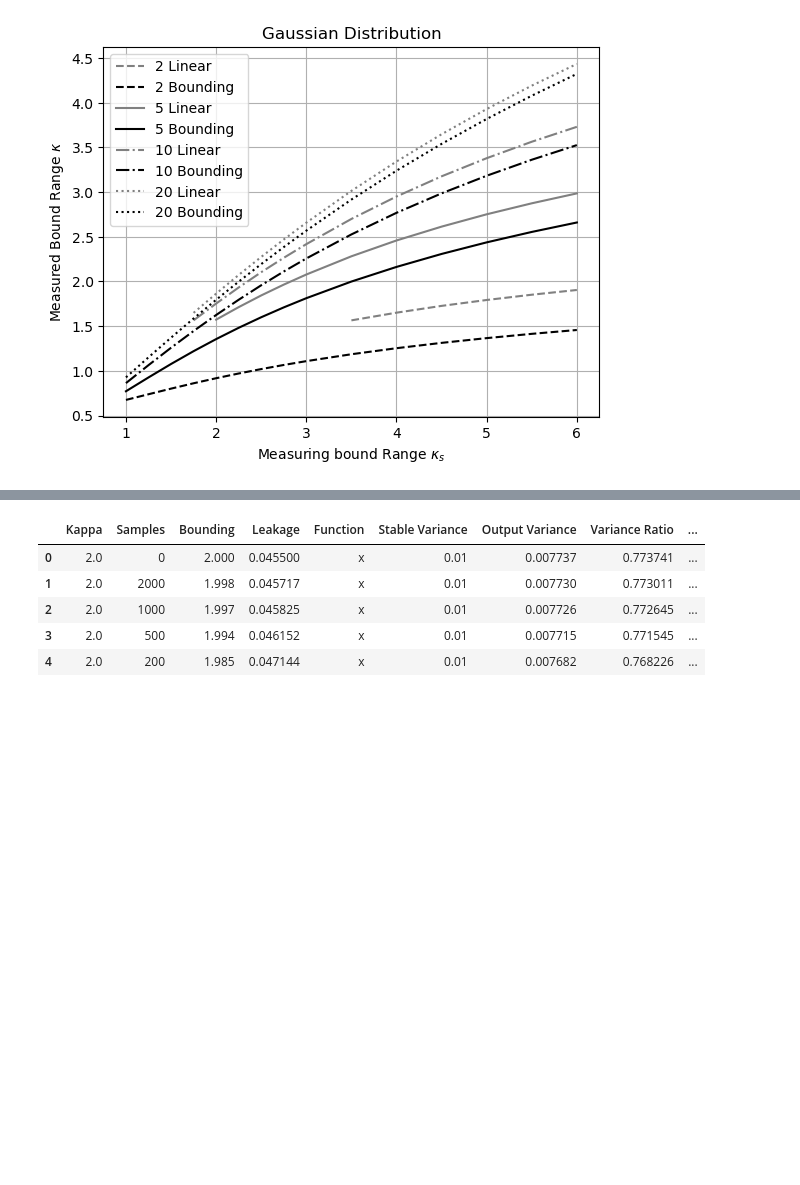
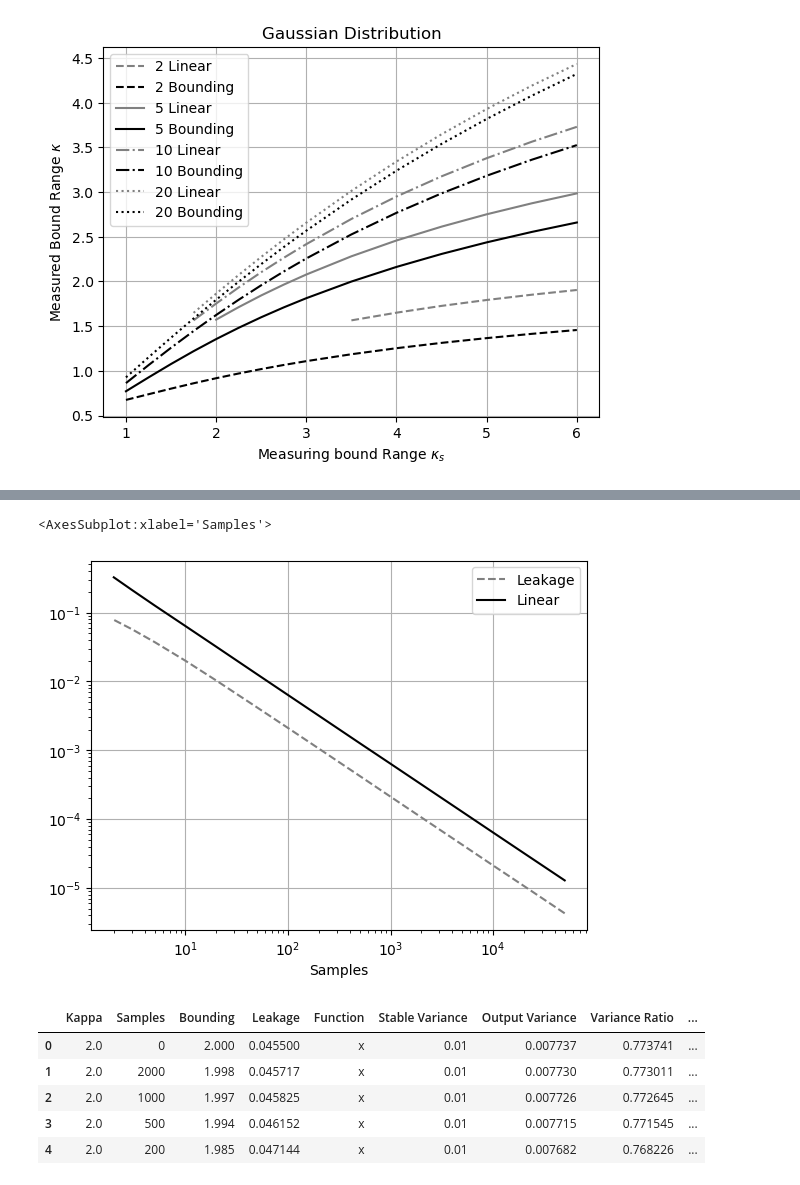
Before and after one commit to Chengpu0707/VarianceArithmetic, a Jupyter notebook: IPyNb/StatisticalBounding.ipynb, the cells around one changed output, grey strips where cells are left out. Saved outputs shown, nothing was run; the diff lists cells and outputs as text; code cells hidden in the pictures; blank space fills up the shorter version.

```diff
--- a/IPyNb/StatisticalBounding.ipynb
+++ b/IPyNb/StatisticalBounding.ipynb
@@ -140,0 +151,3 @@ dfN[dfN['Samples'] == 20].plot(x='Kappa', y='Range', label='20 Bounding', color=
+# %%
+dfL = pd.read_csv("../Python/Output/UniformSamples.txt", sep='\t')
+dfL.head()
@@ -141,3 +161,9 @@ dfN[dfN['Samples'] == 20].plot(x='Kappa', y='Range', label='20 Bounding', color=
+# %%
+ax = dfU.plot(x='Samples', y='Mean', label='Leakage', color='gray', style='--')
+dfL.plot(ax=ax, x='Samples', y='Mean', label='Linear', color='black', style='-', logx=True, logy=True, grid=True)
+# %% [output]
+<AxesSubplot:xlabel='Samples'>
+[figure, added]
 # %%
 def plotFunc(dfF, kappa, title, kappaRef=0,
              value:str='Variance Leak', ylabel=r'Ideal Leakage $\varepsilon = 1 - \delta^2 f/\widehat{\delta^2} f$',
```
Also changed, not shown: parts of 6 cells of this notebook, 1 other file.
